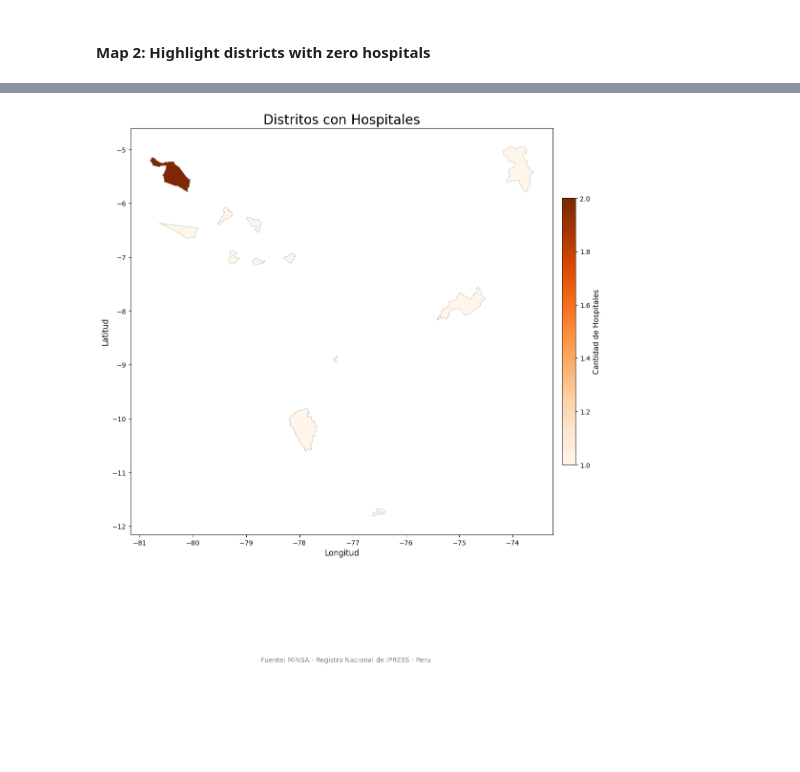
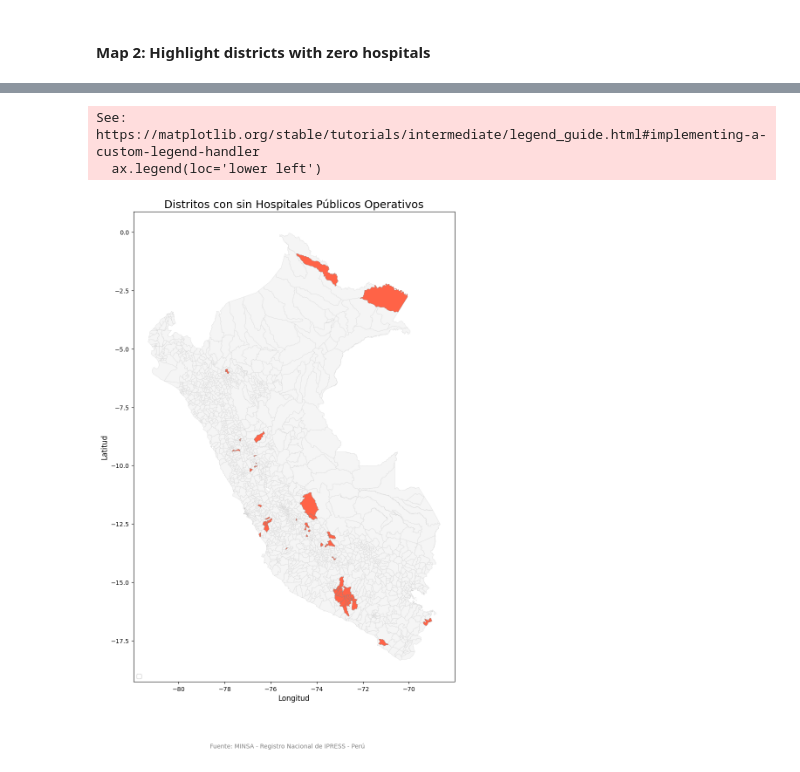
Before and after one commit to wiricardo/Hospitals-Access-Peru, a Jupyter notebook: code/estatics.ipynb, the cells around one changed output, grey strips where cells are left out. Drawn from its saved outputs; the diff is of its cells as text; code cells hidden in the pictures; blank space fills up the shorter version.

```diff
--- a/code/estatics.ipynb
+++ b/code/estatics.ipynb
@@ -24,6 +14,9 @@ pwd
 base = open('../data/IPRESS.csv', 'rb').read()
 det = chardet.detect(base)
 charenc = det['encoding']
+charencbase = open('../data/IPRESS.csv', 'rb').read()
+det = chardet.detect(base)
+charenc = det['encoding']
 charenc
 # %% [output]
 'MacRoman'
@@ -65,8 +46,13 @@ memory usage: 2.1+ MB
+# %%
+conteo_ubigeo = (
+    publicos_op.groupby('UBIGEO')
+    .size()
+    .reset_index(name='CANTIDAD')
+)
 # %% [markdown]
 # Distritos Shape file
 # %%
-maps = gpd.read_file('../data/distritos/DISTRITOS.shp')
-maps = maps[['IDDIST', 'geometry']]
-maps = maps.rename({'IDDIST':'UBIGEO'}, axis = 1 )
+maps = gpd.read_file('../data/distritos/DISTRITOS.shp')[['IDDIST', 'geometry']]
+maps = maps.rename(columns={'IDDIST':'UBIGEO'})
 maps['UBIGEO'] = maps['UBIGEO'].astype(str).astype(int)
-maps
+maps = maps.to_crs(epsg=4326)
@@ -192,3 +61,6 @@ Name: count, Length: 1672, dtype: int64
+# %%
+distritos = maps.merge(conteo_ubigeo, on='UBIGEO', how='left')
+distritos['CANTIDAD'] = distritos['CANTIDAD'].fillna(0).astype(int)
 # %% [markdown]
 # Task 1: Static maps: count of hospitals by district
 # %% [markdown]
@@ -310,32 +99,27 @@ base_y
 # %%
+distritos['HOSPITALES'] = (distritos['CANTIDAD'] > 0).map({True: 'Con hospitales', False: 'Sin hospitales'})
+
 fig, ax = plt.subplots(figsize=(12, 14))
-base_y.plot(
-    column='CANTIDAD',
-    cmap='Oranges',
-    linewidth=0.3,
-    edgecolor='gray',
-    legend=False,
-    ax=ax
+
+
+distritos.plot(ax=ax, color='whitesmoke', edgecolor='lightgray', linewidth=0.3)
+
+
+distritos.loc[distritos['CANTIDAD'].eq(0)].plot(
+    ax=ax, color='tomato', edgecolor='gray', linewidth=0.3, label='Sin hospitales'
 )
 
-ax.set_title('Distritos con Hospitales', fontsize=20)
-
-
-norm = colors.Normalize(vmin=base_y['CANTIDAD'].min(), vmax=base_y['CANTIDAD'].max())
-sm = cm.ScalarMappable(cmap='Oranges', norm=norm)
-sm.set_array([])
-cbar = fig.colorbar(sm, ax=ax, fraction=0.03, pad=0.02)
-cbar.set_label('Cantidad de Hospitales', fontsize=11)
-
+ax.legend(loc='lower left')
+ax.set_title('Distritos con sin Hospitales Públicos Operativos', fontsize=18)
 ax.set_xlabel("Longitud", fontsize=12)
 ax.set_ylabel("Latitud", fontsize=12)
 
+fig.text(0.5, 0.001, "Fuente: MINSA - Registro Nacional de IPRESS - Perú",
+         ha="center", fontsize=10, color="gray")
 
-fig.text(
-    0.5, 0.001, "Fuente: MINSA - Registro Nacional de IPRESS - Peru",
-    ha="center", fontsize=10, color="gray"
-)
-
+fig.savefig('../output/map_2.png', dpi=300, bbox_inches='tight')
 plt.show()
 # %% [output]
+See: https://matplotlib.org/stable/tutorials/intermediate/legend_guide.html#implementing-a-custom-legend-handler
+  ax.legend(loc='lower left')
-[figure, old version]
+[figure, new version]
```
Also changed, not shown: parts of 27 cells of this notebook, 5 other files.
